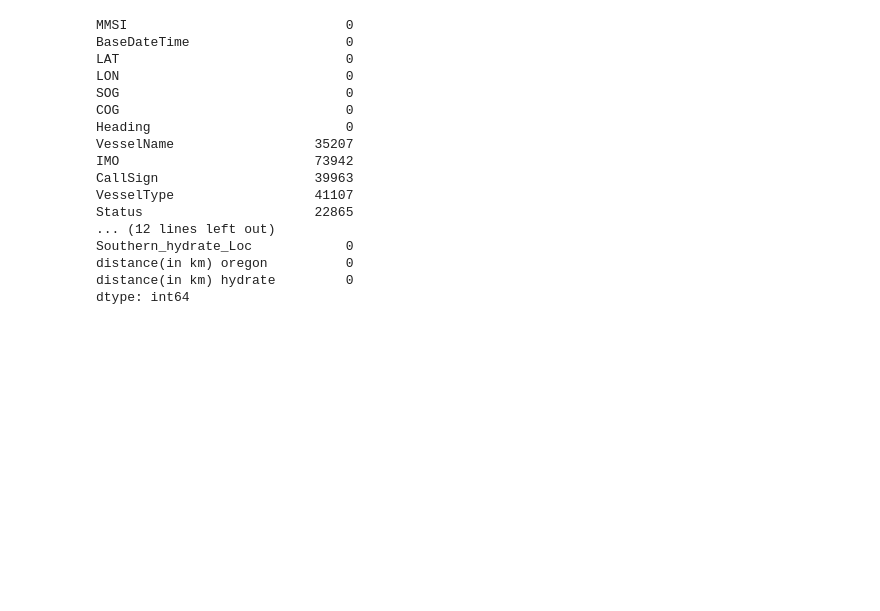
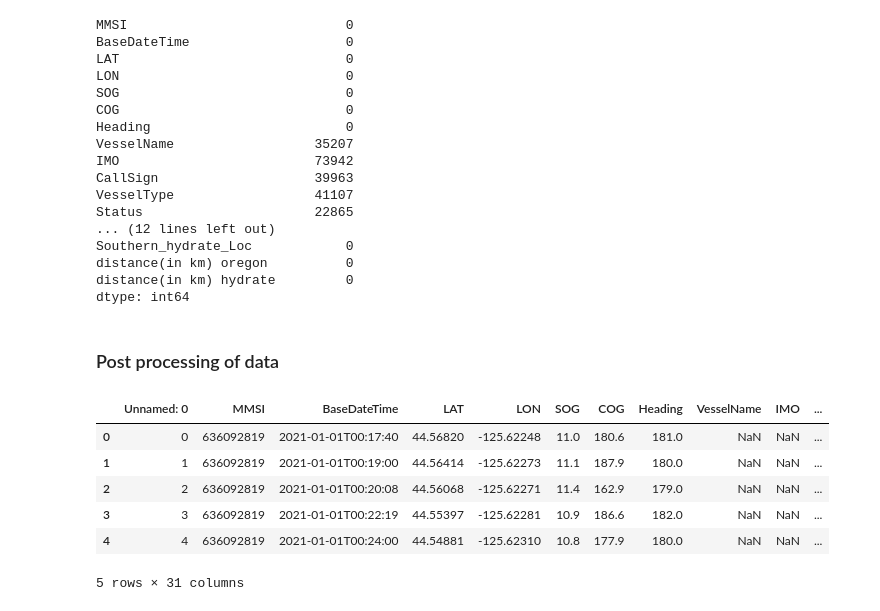
Before and after one commit to khirodsahoo93/Ocean-data-analysis, a Jupyter notebook: AIS data slope and hydrate.ipynb, the cells around one changed output. Drawn from its saved outputs; the diff is of its cells as text; code cells hidden in the pictures; blank space fills up the shorter version.

```diff
--- a/AIS data slope and hydrate.ipynb
+++ b/AIS data slope and hydrate.ipynb
@@ -231,3 +231,5 @@ Southern_hydrate_Loc            0
 distance(in km) oregon          0
 distance(in km) hydrate         0
 dtype: int64
+# %% [markdown]
+### Post processing of data
@@ -233,0 +238,12 @@ dtype: int64
+# %%
+df=pd.read_csv('E:/Acer backup 3/internships and jobs/UW/Reader grader and TA/Shima Abadi/Data/oregon_hydrate.csv')
+# %%
+df.head()
+# %% [output]
+|  | Unnamed: 0 | MMSI | BaseDateTime | LAT | LON | SOG | COG | Heading | VesselName | IMO | ... |
+| 0 | 0 | 636092819 | 2021-01-01T00:17:40 | 44.56820 | -125.62248 | 11.0 | 180.6 | 181.0 | NaN | NaN | ... |
+| 1 | 1 | 636092819 | 2021-01-01T00:19:00 | 44.56414 | -125.62273 | 11.1 | 187.9 | 180.0 | NaN | NaN | ... |
+| 2 | 2 | 636092819 | 2021-01-01T00:20:08 | 44.56068 | -125.62271 | 11.4 | 162.9 | 179.0 | NaN | NaN | ... |
+| 3 | 3 | 636092819 | 2021-01-01T00:22:19 | 44.55397 | -125.62281 | 10.9 | 186.6 | 182.0 | NaN | NaN | ... |
+| 4 | 4 | 636092819 | 2021-01-01T00:24:00 | 44.54881 | -125.62310 | 10.8 | 177.9 | 180.0 | NaN | NaN | ... |
+5 rows × 31 columns
```
Also changed, not shown: parts of 8 cells of this notebook, 16 other files.
